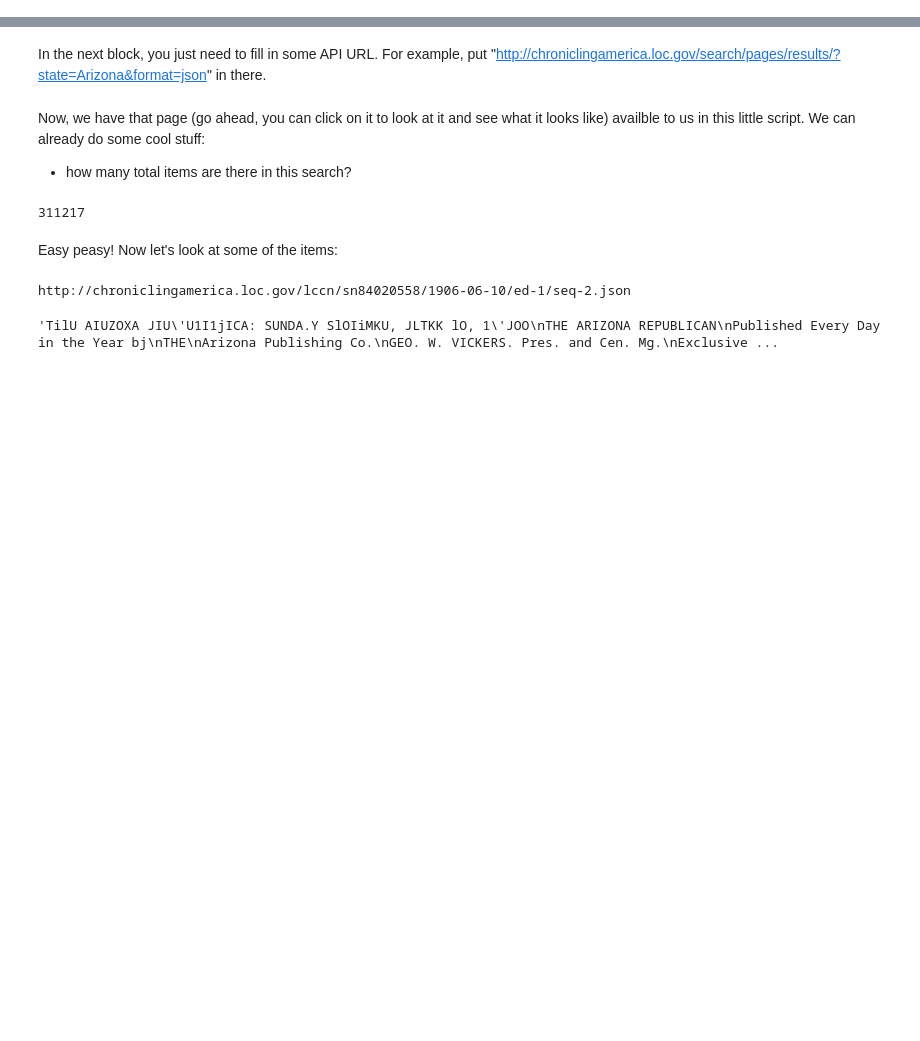
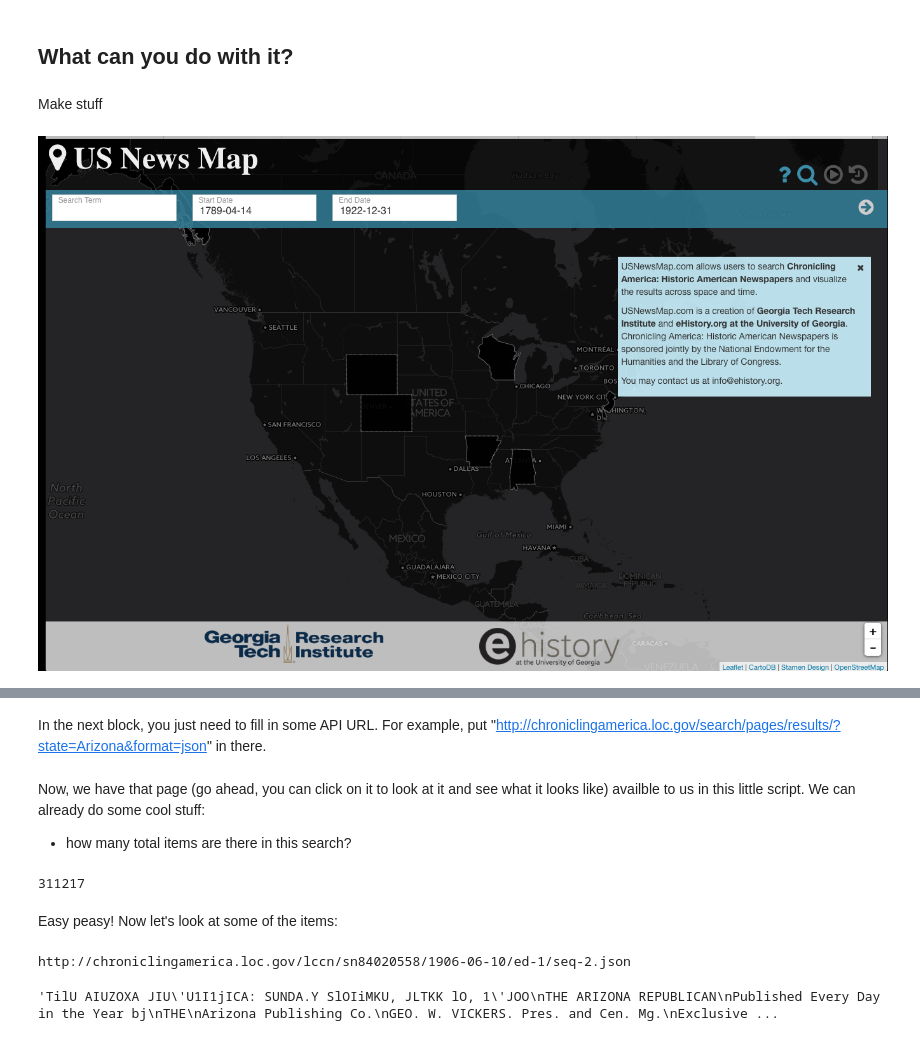
Before and after one commit to LibraryOfCongress/data-exploration, a Jupyter notebook: ChronAm API Samples.ipynb, the cells around one changed output, grey strips where cells are left out. Cells and saved outputs as stored; diff of their text form; code cells hidden in the pictures; blank space fills up the shorter version.

Commit message:
Adding additional context to the ChronAm API notebook

```diff
--- a/ChronAm API Samples.ipynb
+++ b/ChronAm API Samples.ipynb
@@ -0,0 +17,9 @@
+# %% [markdown]
+## What can you do with it?
+# %% [markdown]
+Make stuff
+# %%
+from IPython.display import Image
+Image("http://localhost:8888/files/Documents/chronam-jupyter/img/US_News_Map_Screenshot_ChronAm.png")
+# %% [output]
+[figure, added]
```
Also changed, not shown: parts of 12 cells of this notebook.
